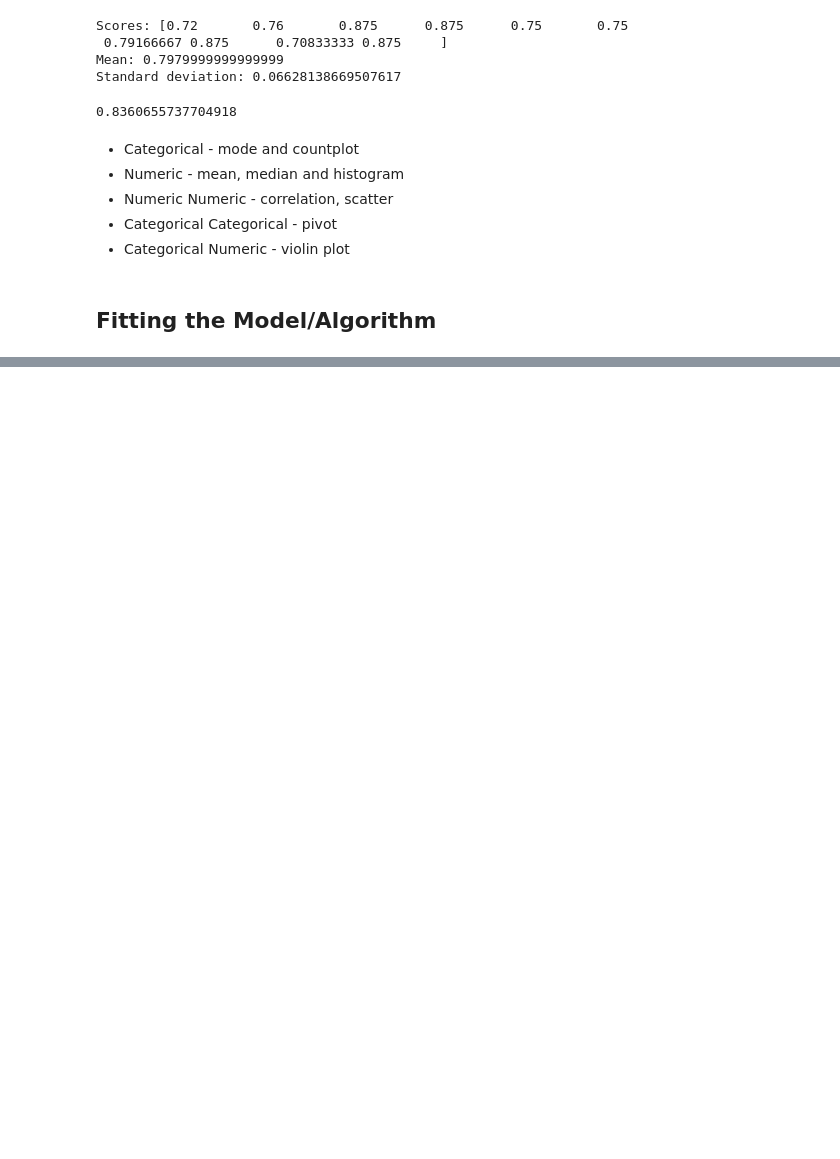
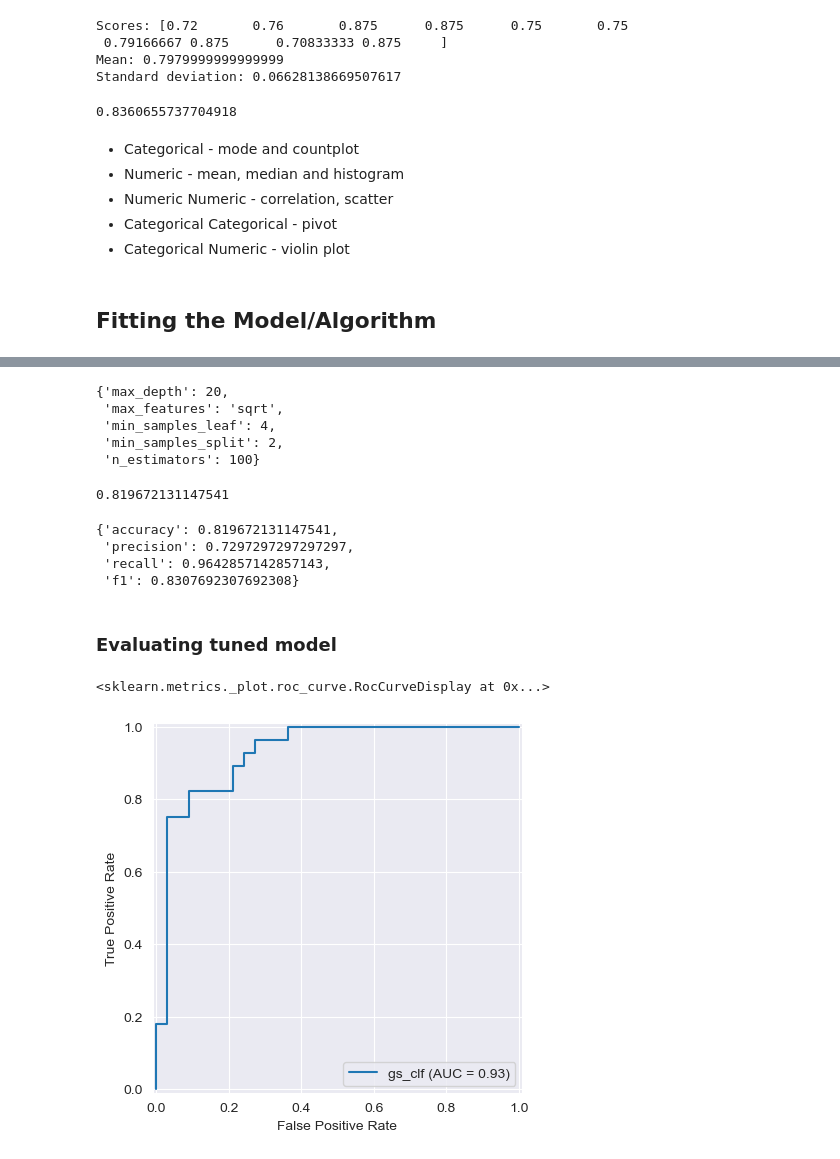
Before and after one commit to SOkwharobo/ml-journey, a Jupyter notebook: 1/scikit_learn_.ipynb, the cells around one changed output, grey strips where cells are left out. Saved outputs shown, nothing was run; the diff lists cells and outputs as text; code cells hidden in the pictures; blank space fills up the shorter version.

Commit message:
update on scikit-learn and classification problem

```diff
--- a/1/scikit_learn_.ipynb
+++ b/1/scikit_learn_.ipynb
@@ -7,7 +8,9 @@ import matplotlib.pyplot as plt
 ## End 2 end Scikit-Learn Workflow
 # %%
 # 1. Get the data
-heart_disease = pd.read_csv("https://raw.githubusercontent.com/mrdbourke/zero-to-mastery-ml/master/data/heart-disease.csv")
+heart_disease = pd.read_csv(
+    "https://raw.githubusercontent.com/mrdbourke/zero-to-mastery-ml/master/data/heart-disease.csv"
+)
 heart_disease
 # %% [output]
 |  | age | sex | cp | trestbps | chol | fbs | restecg | thalach | exang | oldpeak | slope | ... |
@@ -825,0 +1406,25 @@ rand_class_model.score(ht_test_X, ht_test_y)
+# %%
+from sklearn.model_selection import GridSearchCV
+grid_2= {
+    "n_estimators": [100, 200, 500],
+    "max_depth": [None],
+    "max_features": ["auto", "sqrt"],
+    "min_samples_split": [6],
+    "min_samples_leaf": [1, 2],
+}
+
+np.random.seed(42)
+
+X = heart_disease_shuffled.drop("target", axis=1)
+y = heart_disease_shuffled["target"]
+
+X_train, X_test, y_train, y_test = train_test_split(X, y, test_size=0.2)
+
+rf_clf_grid = RandomForestClassifier()
+gs_clf = GridSearchCV(
+    estimator=rf_clf_grid,
+    param_grid=grid,
+    cv=5,
+)
+
+gs_clf.fit(X_train, y_train)
@@ -825,0 +1455,35 @@ rand_class_model.score(ht_test_X, ht_test_y)
+# %%
+gs_clf.best_params_
+# %% [output]
+{'max_depth': 20,
+ 'max_features': 'sqrt',
+ 'min_samples_leaf': 4,
+ 'min_samples_split': 2,
+ 'n_estimators': 100}
+# %%
+gs_clf.score(X_test, y_test)
+# %% [output]
+0.819672131147541
+# %%
+evaluate_classification_predictions(gs_clf, X_test, y_test)
+# %% [output]
+{'accuracy': 0.819672131147541,
+ 'precision': 0.7297297297297297,
+ 'recall': 0.9642857142857143,
+ 'f1': 0.8307692307692308}
+# %% [markdown]
+### Evaluating tuned model
+# %%
+# Plot ROC curve and calculate AUC metric
+from sklearn.metrics import roc_curve, RocCurveDisplay, auc
+
+y_probs = gs_clf.predict_proba(X_test)
+
+fpr, tpr, thresholds = roc_curve(y_test, y_probs[:, 1])
+# %%
+roc_auc = auc(fpr, tpr)
+display = RocCurveDisplay(fpr=fpr, tpr=tpr, roc_auc=roc_auc, estimator_name="gs_clf")
+display.plot()
+# %% [output]
+<sklearn.metrics._plot.roc_curve.RocCurveDisplay at 0x...>
+[figure, added]
```
Also changed, not shown: parts of 112 cells of this notebook, 4 other files.
